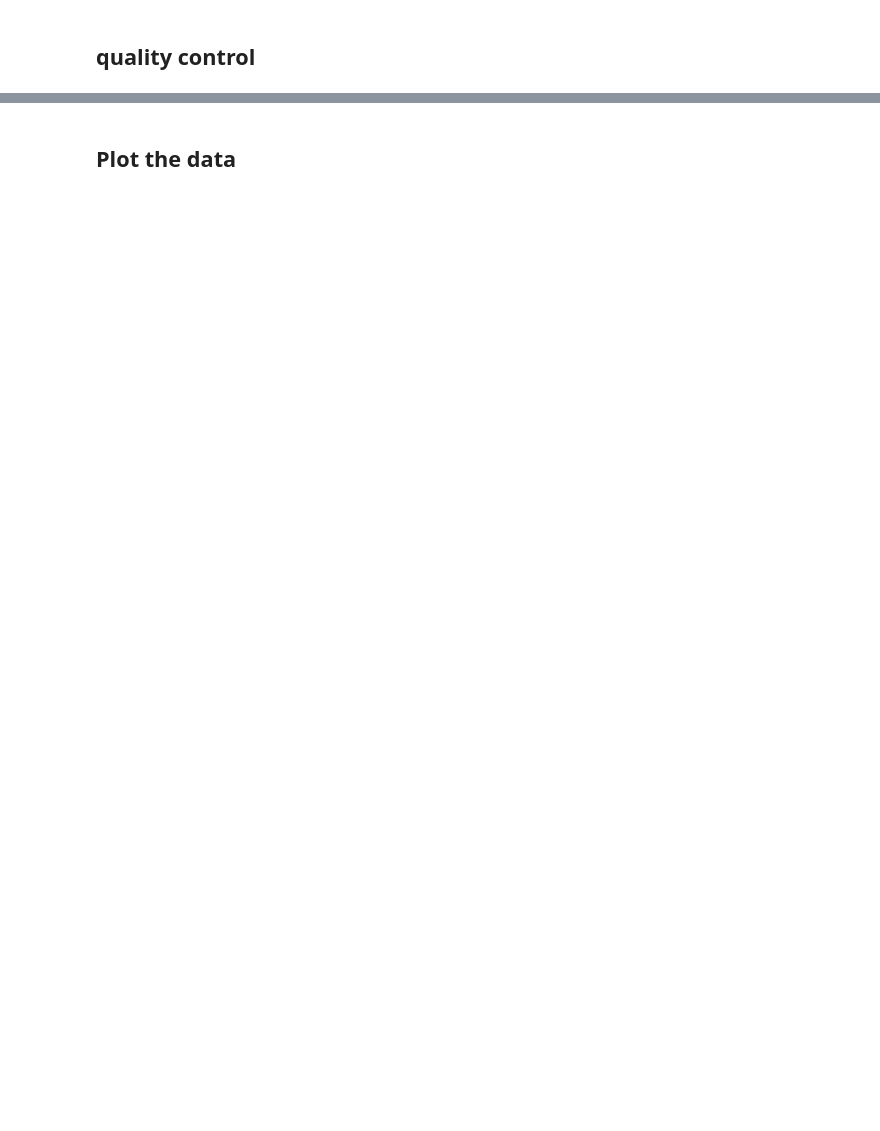
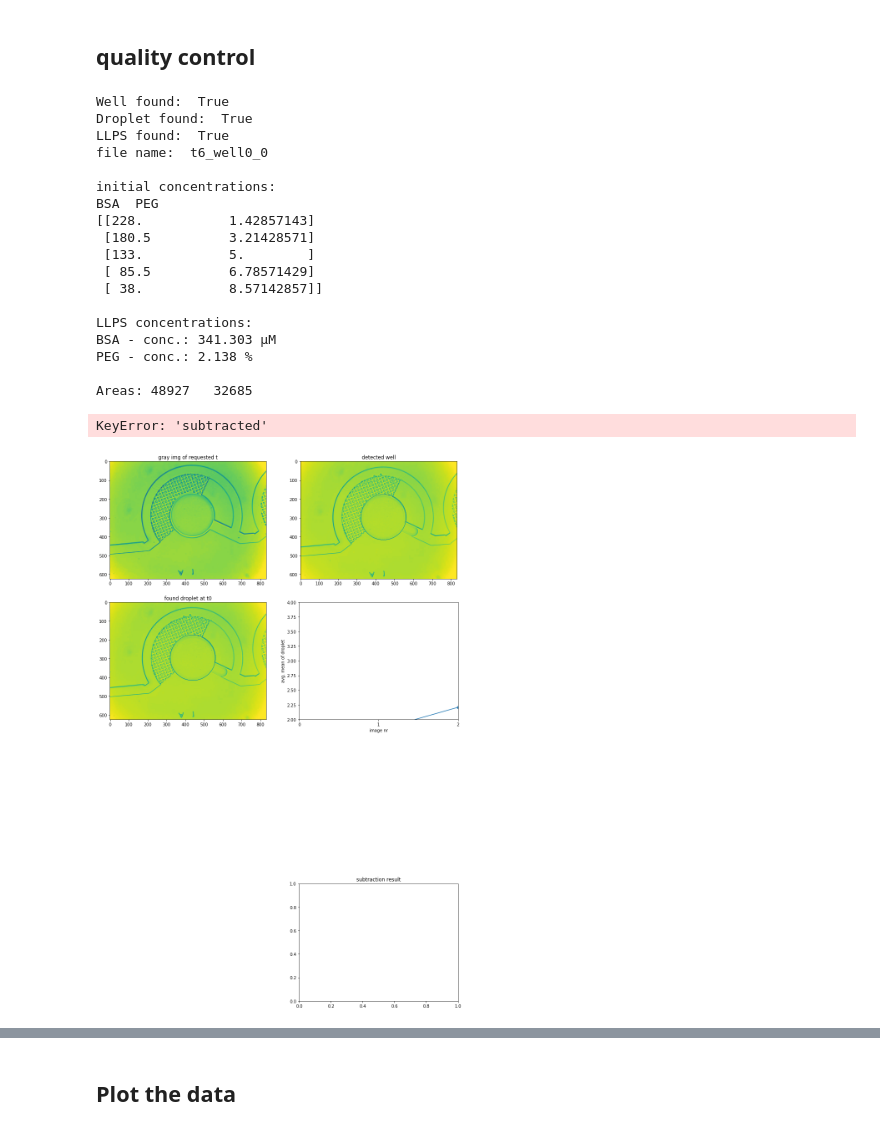
Before and after one commit to cfsb618/PyPhaseChip, a Jupyter notebook: pyphasechip.ipynb, the cells around one changed output, grey strips where cells are left out. Drawn from its saved outputs; the diff is of its cells as text; code cells hidden in the pictures; blank space fills up the shorter version.

Commit message:
improved droplet area calculation

```diff
--- a/pyphasechip.ipynb
+++ b/pyphasechip.ipynb
@@ -167,16 +165,37 @@ calculation of the critical concentration
 # %%
 #5,0,0
 
 # time to check
-time_idx = 5
+time_idx = 3
 
 # concentration to check
-conc_nr = 1
+conc_nr = 0
 
 # well to check
 well_nr = 0
 
 
 # uncomment this to get some insight into image processing
 pypc.quality_control(time_resolution, time_idx, conc_nr, well_nr, name_sol1, name_sol2,
-                     unit_sol1, unit_sol2, starting_concentrations, time_resolution[0][conc_nr][well_nr]['circles'])
+                     unit_sol1, unit_sol2, starting_concentrations, time_resolution[0][conc_nr][well_nr]['well geometry'])
+# %% [output]
+Well found:  True
+Droplet found:  True
+LLPS found:  True
+file name:  t6_well0_0
+
+initial concentrations:
+BSA  PEG
+[[228.           1.42857143]
+ [180.5          3.21428571]
+ [133.           5.        ]
+ [ 85.5          6.78571429]
+ [ 38.           8.57142857]]
+
+LLPS concentrations:
+BSA - conc.: 341.303 µM
+PEG - conc.: 2.138 %
+
+Areas: 48927   32685
+KeyError: 'subtracted'
+[figure, added]
```
Also changed, not shown: parts of 14 cells of this notebook, 2 other files.
